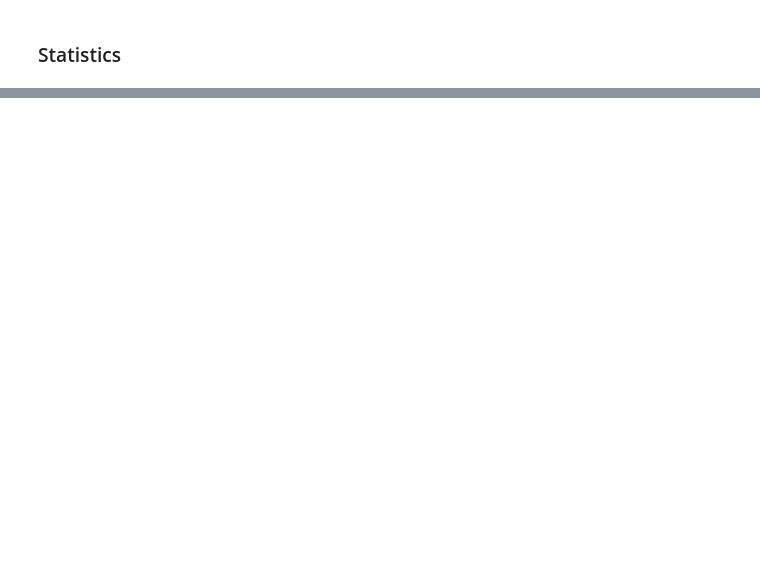
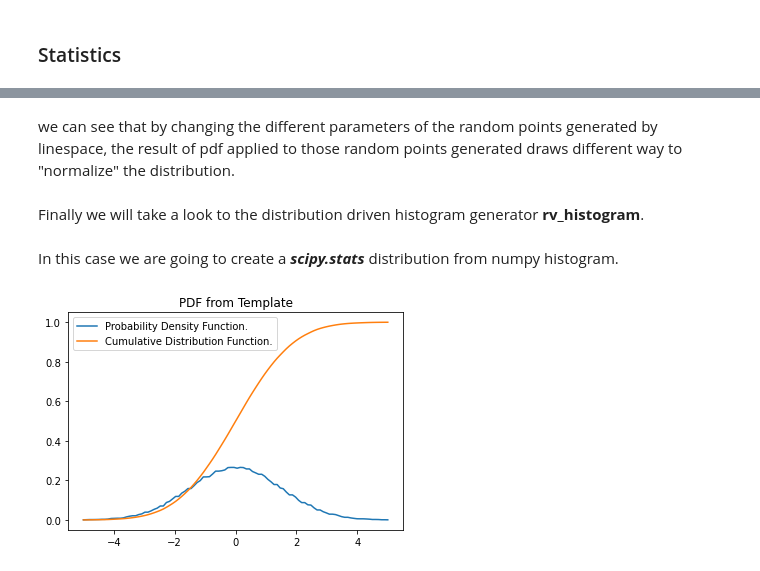
Before and after one commit to Manuferu/Machine_Learning_and_Stats, a Jupyter notebook: scipy-stats.ipynb, the cells around one changed output, grey strips where cells are left out. Drawn from its saved outputs; the diff is of its cells as text; code cells hidden in the pictures; blank space fills up the shorter version.

```diff
--- a/scipy-stats.ipynb
+++ b/scipy-stats.ipynb
@@ -83,0 +102,23 @@ norm.stats(loc=2, scale=5, moments="mv")
+# %% [markdown]
+we can see that by changing the different parameters of the random points generated by linespace, the result of pdf applied to those random points generated draws different way to "normalize" the distribution.
+# %% [markdown]
+Finally we will take a look to the distribution driven histogram generator **rv_histogram**.
+# %% [markdown]
+In this case we are going to create a ***scipy.stats*** distribution from numpy histogram.
+# %%
+import numpy as np
+import scipy.stats
+data = scipy.stats.norm.rvs(size=100000, loc=0, scale=1.5, random_state=123)
+hist = np.histogram(data, bins=100)
+
+hist_dist = scipy.stats.rv_histogram(hist)
+X = np.linspace(-5.0, 5.0, 100)
+plt.title("PDF from Template")
+
+plt.plot(X, hist_dist.pdf(X), label='Probability Density Function.')
+plt.plot(X, hist_dist.cdf(X), label='Cumulative Distribution Function.')
+plt.legend()
+plt.show()
+plt.close()
+# %% [output]
+[figure, added]
```
Also changed, not shown: parts of 50 cells of this notebook, 7 other files.
